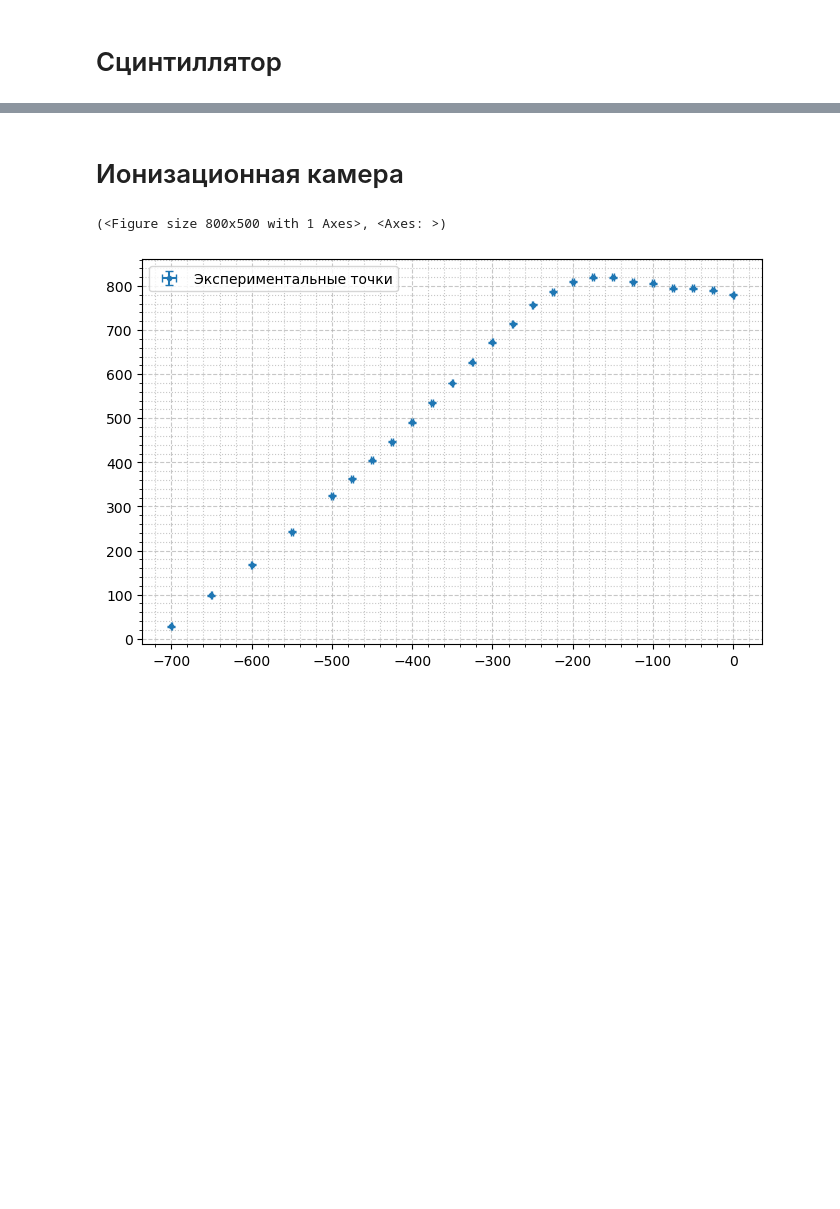
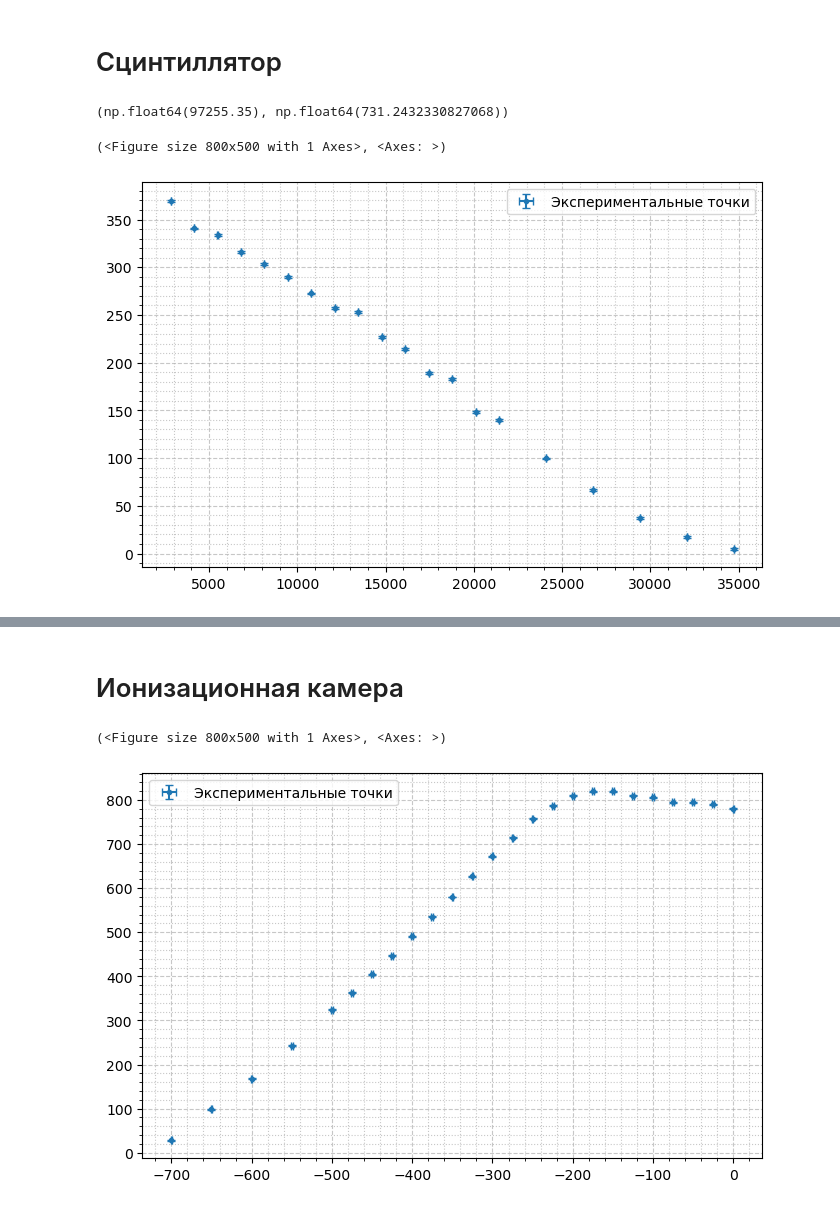
Before and after one commit to UjeNeTORT/labs, a Jupyter notebook: sem_5/5.4.1/laba.ipynb, the cells around one changed output, grey strips where cells are left out. Saved outputs shown, nothing was run; the diff lists cells and outputs as text; code cells hidden in the pictures; blank space fills up the shorter version.

```diff
--- a/sem_5/5.4.1/laba.ipynb
+++ b/sem_5/5.4.1/laba.ipynb
@@ -12,9 +12,23 @@ from common import *
 # %%
 P_atm = 97.7 * 1000 # pa
 P_atm_torr = 727.9 # torr
+P_atm = np.mean([P_atm, P_atm_torr * 0.133 * 1000])
+P_atm_torr = P_atm / 1000 / 0.133
+(P_atm, P_atm_torr)
+# %% [output]
+(np.float64(97255.35), np.float64(731.2432330827068))
 # %%
 delta_P = [     -710,      -700,      -690,      -680,      -670,      -660,      -650,      -640,      -630,      -620,      -610,      -600,      -590,      -580,      -570,      -550,      -530,      -510,       -490,      -470] # torr
 N       = [3697 / 10, 3406 / 10, 3337 / 10, 3157 / 10, 3035 / 10, 2901 / 10, 2725 / 10, 2569 / 10, 4054 / 16, 4544 / 20, 3208 / 15, 3779 / 20, 2741 / 15, 2960 / 20, 2793 / 20, 2988 / 30, 2668 / 40, 2586 / 70, 1777 / 100, 491 / 100] # per sec
 delta_P_err = [1] * len(delta_P)
-N_err = [0] * len(N)
+N_err = [1] * len(N)
+
+P = np.array(delta_P) * 0.133 * 1000 + P_atm # to kPa + atm
+P_err = np.array(delta_P) * 0.133 * 1000
+N = np.array(N)
+# %%
+plot(P, N, delta_P_err, N_err, "", "", "")
+# %% [output]
+(<Figure size 800x500 with 1 Axes>, <Axes: >)
+[figure, added]
 # %%
```
Also changed, not shown: parts of 14 cells of this notebook.
